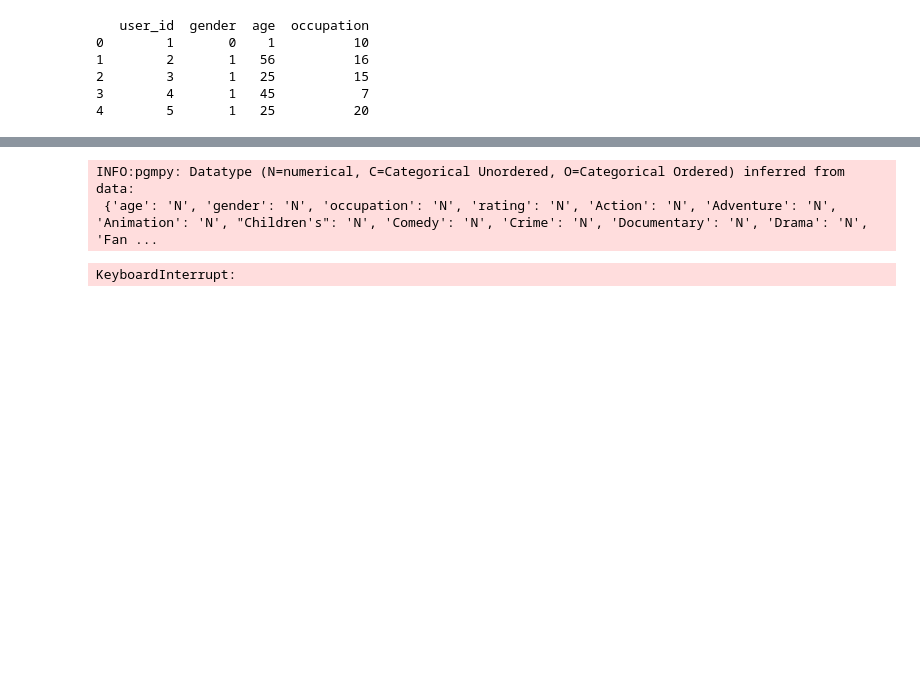
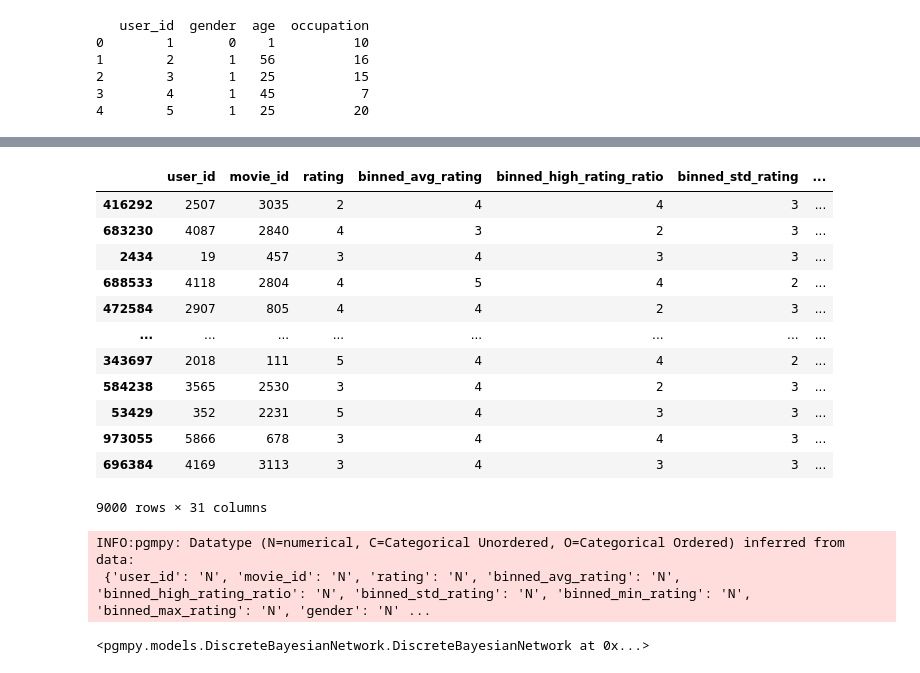
Before and after one commit to shayan-naghizade/ML_Practice, a Jupyter notebook: Movie Recommendation System/code.ipynb, the cells around one changed output, grey strips where cells are left out. Saved outputs shown, nothing was run; the diff lists cells and outputs as text; code cells hidden in the pictures; blank space fills up the shorter version.

```diff
--- a/Movie Recommendation System/code.ipynb
+++ b/Movie Recommendation System/code.ipynb
@@ -404,0 +315,6 @@ dtype: bool
+# %%
+train_data_encoded = train_data.copy()
+
+for col in train_data_encoded.columns:
+    if train_data_encoded[col].dtype in ['bool', 'category']:
+        train_data_encoded[col] = train_data_encoded[col].astype(int)
@@ -405,3 +365,21 @@ dtype: bool
+# %%
+train_data_encoded= train_data_encoded[:9000]
+# %%
+train_data_encoded
+# %% [output]
+|  | user_id | movie_id | rating | binned_avg_rating | binned_high_rating_ratio | binned_std_rating | ... |
+| 416292 | 2507 | 3035 | 2 | 4 | 4 | 3 | ... |
+| 683230 | 4087 | 2840 | 4 | 3 | 2 | 3 | ... |
+| 2434 | 19 | 457 | 3 | 4 | 3 | 3 | ... |
+| 688533 | 4118 | 2804 | 4 | 5 | 4 | 2 | ... |
+| 472584 | 2907 | 805 | 4 | 4 | 2 | 3 | ... |
+| ... | ... | ... | ... | ... | ... | ... | ... |
+| 343697 | 2018 | 111 | 5 | 4 | 4 | 2 | ... |
+| 584238 | 3565 | 2530 | 3 | 4 | 2 | 3 | ... |
+| 53429 | 352 | 2231 | 5 | 4 | 3 | 3 | ... |
+| 973055 | 5866 | 678 | 3 | 4 | 4 | 3 | ... |
+| 696384 | 4169 | 3113 | 3 | 4 | 3 | 3 | ... |
+9000 rows × 31 columns
 # %%
 
 
@@ -409,38 +387,36 @@ dtype: bool
     ('age', 'high_rating'),
     ('gender', 'high_rating'),
     ('occupation', 'high_rating'),
-    ('rating', 'high_rating'),
-    ('Action', 'high_rating'),
-    ('Drama', 'high_rating'),
-    ('Comedy', 'high_rating'),
-    ("Children's", 'high_rating'),
-    ('Animation', 'high_rating'),
-    ('Adventure', 'high_rating'),
-    ('Crime', 'high_rating'),
-    ('Fantasy', 'high_rating'),
-    ('Horror', 'high_rating'),
-    ('Documentary', 'high_rating'),
-    ('Musical', 'high_rating'),
-    ('Romance', 'high_rating'),
-    ('Sci-Fi', 'high_rating'),
-    ('Thriller', 'high_rating'),
-    ('War', 'high_rating'),
-    ('Western', 'high_rating'),
-    ('Mystery', 'high_rating'),
-    ('Film-Noir', 'high_rating'),
+
+    ('binned_max_rating','high_rating'),
+    ('binned_min_rating','high_rating'),
+    ('year', 'high_rating'),
+
+    ('binned_std_rating','high_rating'),
+    ('binned_avg_rating', 'high_rating'),
+    ('binned_high_rating_ratio', 'high_rating'),
+
+    ('Action','high_rating'),
+    ('Drama','high_rating'),
+    ('Comedy','high_rating'),
+    ('War','high_rating'),
+    ('Horror','high_rating'),
+    ('Drama','high_rating'),
+    ('Film-Noir','high_rating'),
+
+
+
 ]
 
 
+
+
 model = DiscreteBayesianNetwork (edges)
-
-full_data = features.copy()
-full_data['high_rating'] = target
-
-model.fit(full_data, estimator=MaximumLikelihoodEstimator)
+model.fit(train_data_encoded, estimator=MaximumLikelihoodEstimator)
 # %% [output]
 INFO:pgmpy: Datatype (N=numerical, C=Categorical Unordered, O=Categorical Ordered) inferred from data:
- {'age': 'N', 'gender': 'N', 'occupation': 'N', 'rating': 'N', 'Action': 'N', 'Adventure': 'N', 'Animation': 'N', "Children's": 'N', 'Comedy': 'N', 'Crime': 'N', 'Documentary': 'N', 'Drama': 'N', 'Fan ...
+ {'user_id': 'N', 'movie_id': 'N', 'rating': 'N', 'binned_avg_rating': 'N', 'binned_high_rating_ratio': 'N', 'binned_std_rating': 'N', 'binned_min_rating': 'N', 'binned_max_rating': 'N', 'gender': 'N' ...
-KeyboardInterrupt:
+<pgmpy.models.DiscreteBayesianNetwork.DiscreteBayesianNetwork at 0x...>
 # %%
 test_data.iloc[0]
 # %% [output]
```
Also changed, not shown: parts of 44 cells of this notebook.
